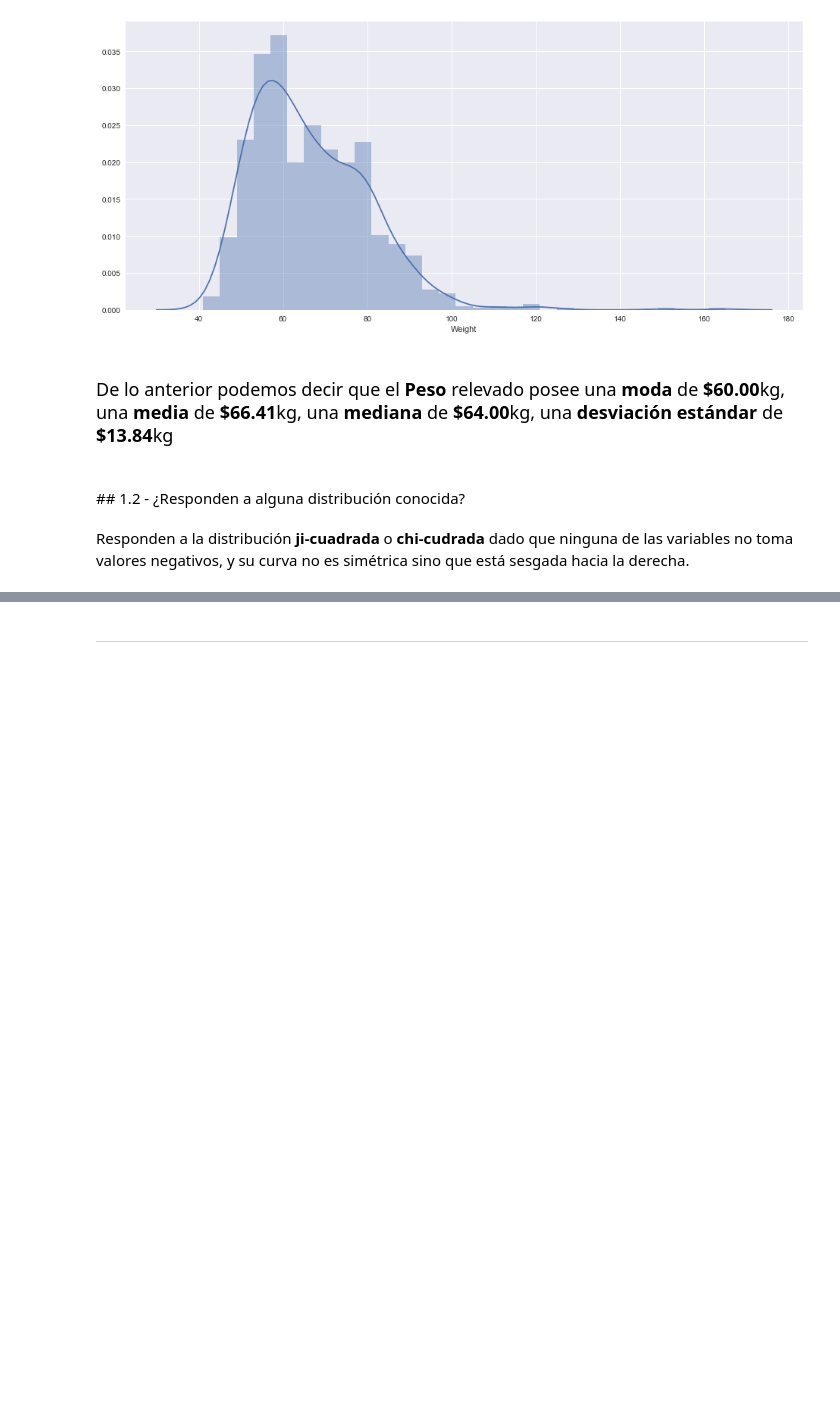
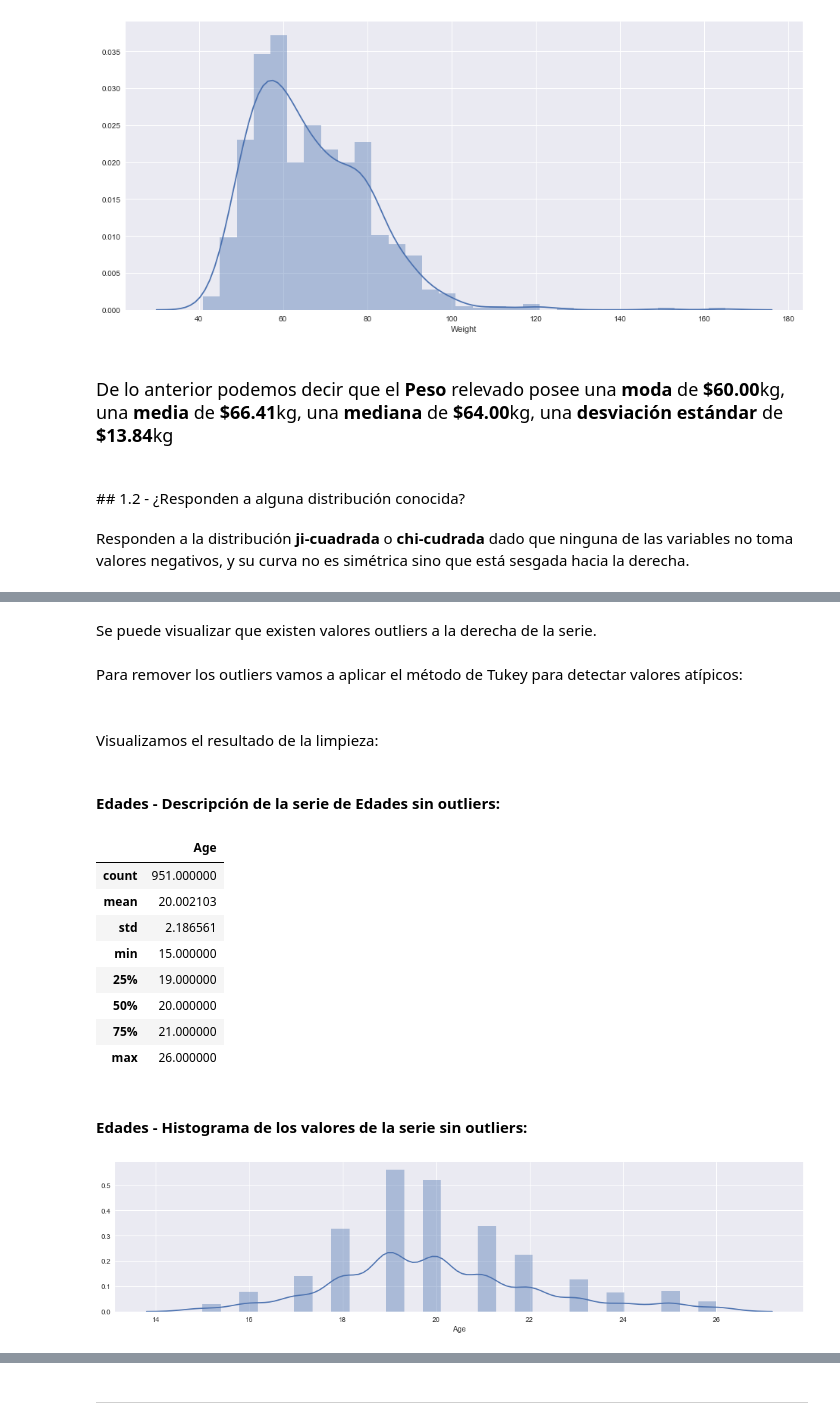
Before and after one commit to david-gonzalez/diplodatos, a Jupyter notebook: analisis_y_visualizacion/Laboratorios/Laboratorio 1/Resultados del Laboratorio 1.ipynb, the cells around one changed output, grey strips where cells are left out. Saved outputs shown, nothing was run; the diff lists cells and outputs as text; code cells hidden in the pictures; blank space fills up the shorter version.

```diff
--- a/analisis_y_visualizacion/Laboratorios/Laboratorio 1/Resultados del Laboratorio 1.ipynb
+++ b/analisis_y_visualizacion/Laboratorios/Laboratorio 1/Resultados del Laboratorio 1.ipynb
@@ -153,0 +168,41 @@ Responden a la distribución <b>ji-cuadrada</b> o <b>chi-cudrada</b> dado que ni
+# %% [markdown]
+Se puede visualizar que existen valores outliers a la derecha de la serie.
+# %% [markdown]
+Para remover los outliers vamos a aplicar el método de Tukey para detectar valores atípicos:
+# %%
+# Obtenemos los quartiles al 25% (q1) y al 75% (q4):
+ages_q1 = ages.quantile(q=0.25)
+ages_q4 = ages.quantile(q=0.75)
+
+# Obtenemos el rango intercuartil (RIC) como la diferencia de q4 menos q1:
+ages_iqr = ages_q4 - ages_q1
+
+# Obtenemos los valores minimos y maximos del rango, fuera de estos estan los outliers:
+# Calculamos el mínimo como q1 menos (IRC*1.5) y el máximo como q4 mas (RIC*1.5)
+ages_min = ages_q1 - (ages_iqr*1.5)
+ages_max = ages_q4 + (ages_iqr*1.5)
+
+# Obtenemos los valores que se encuentran dentro del rango:
+ages_in_range = responses_df[responses_df.Age.between(ages_min,ages_max)].Age
+
+display(HTML('<br/>Visualizamos el resultado de la limpieza:'))
+
+display(HTML('<H4>Edades - Descripción de la serie de Edades sin outliers:</h4>'))
+display(ages_in_range.describe().to_frame())
+
+display(HTML('<H4>Edades - Histograma de los valores de la serie sin outliers:</h4>'))
+sns.distplot(ages_in_range);
+# %% [output]
+Visualizamos el resultado de la limpieza:
+Edades - Descripción de la serie de Edades sin outliers:
+|  | Age |
+| count | 951.000000 |
+| mean | 20.002103 |
+| std | 2.186561 |
+| min | 15.000000 |
+| 25% | 19.000000 |
+| 50% | 20.000000 |
+| 75% | 21.000000 |
+| max | 26.000000 |
+Edades - Histograma de los valores de la serie sin outliers:
+[figure, added]
```
Also changed, not shown: parts of 30 cells of this notebook.
